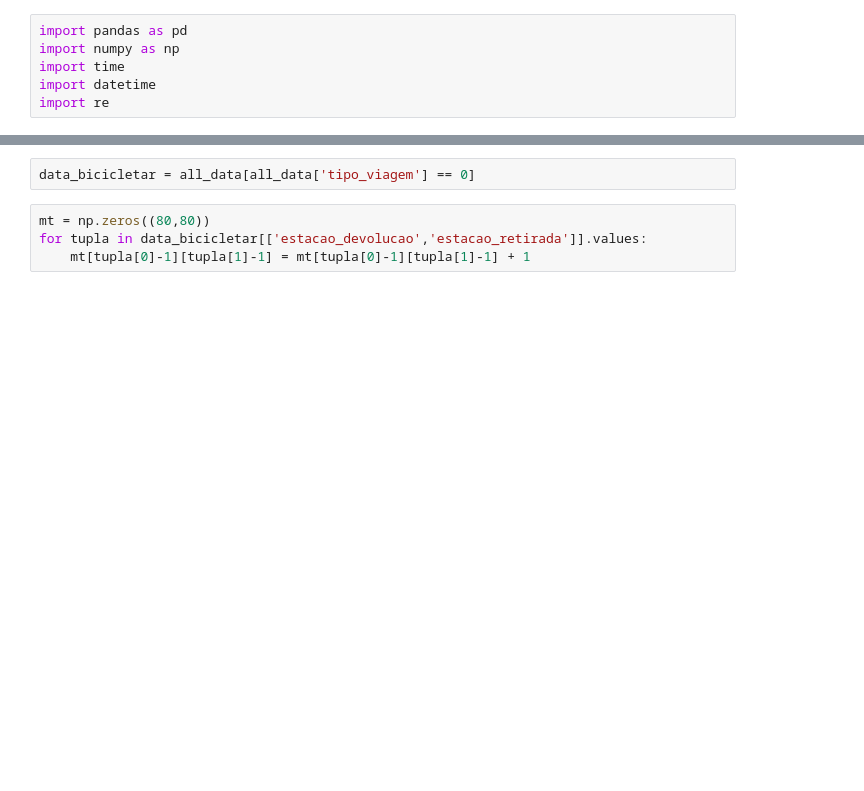
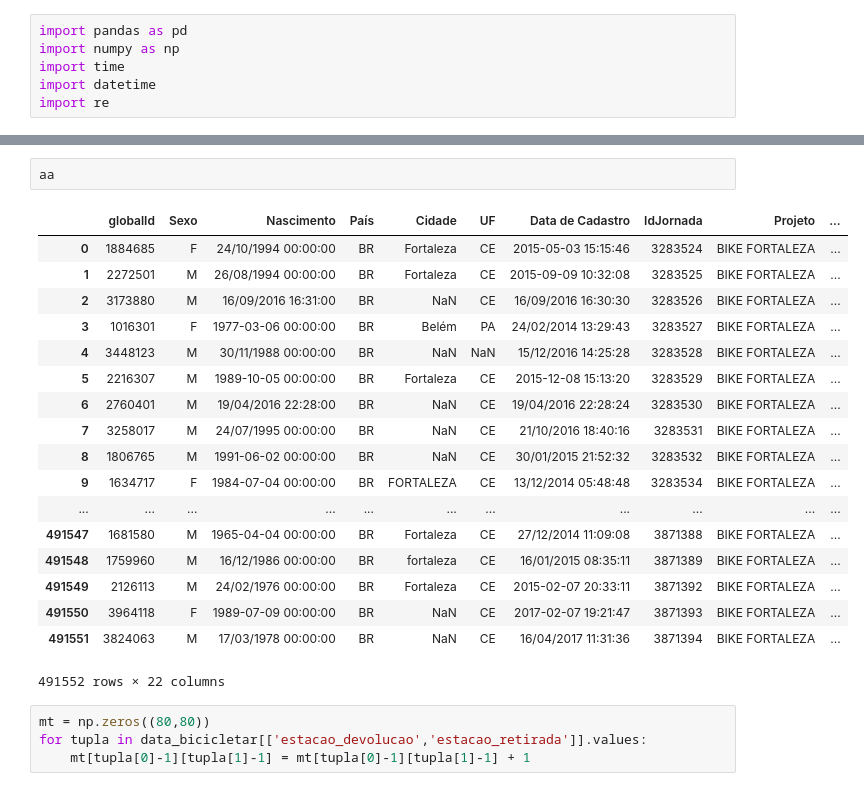
Before and after one commit to omadson/PhD, a Jupyter notebook: notebooks/initial_clean_bicicletar.ipynb, the cells around one changed output, grey strips where cells are left out. Saved outputs shown, nothing was run; the diff lists cells and outputs as text; blank space fills up the shorter version.

```diff
--- a/notebooks/initial_clean_bicicletar.ipynb
+++ b/notebooks/initial_clean_bicicletar.ipynb
@@ -196,5 +230,24 @@ bb = all_data[all_data['tipo_viagem'] == 0].id_bicicleta.value_counts().plot.bar
-# %%
-data_bicicletar = all_data[all_data['tipo_viagem'] == 0]
+# %%
+aa
+# %% [output]
+|  | globalId | Sexo | Nascimento | País | Cidade | UF | Data de Cadastro | IdJornada | Projeto | ... |
+| 0 | 1884685 | F | 24/10/1994 00:00:00 | BR | Fortaleza | CE | 2015-05-03 15:15:46 | 3283524 | BIKE FORTALEZA | ... |
+| 1 | 2272501 | M | 26/08/1994 00:00:00 | BR | Fortaleza | CE | 2015-09-09 10:32:08 | 3283525 | BIKE FORTALEZA | ... |
+| 2 | 3173880 | M | 16/09/2016 16:31:00 | BR | NaN | CE | 16/09/2016 16:30:30 | 3283526 | BIKE FORTALEZA | ... |
+| 3 | 1016301 | F | 1977-03-06 00:00:00 | BR | Belém | PA | 24/02/2014 13:29:43 | 3283527 | BIKE FORTALEZA | ... |
+| 4 | 3448123 | M | 30/11/1988 00:00:00 | BR | NaN | NaN | 15/12/2016 14:25:28 | 3283528 | BIKE FORTALEZA | ... |
+| 5 | 2216307 | M | 1989-10-05 00:00:00 | BR | Fortaleza | CE | 2015-12-08 15:13:20 | 3283529 | BIKE FORTALEZA | ... |
+| 6 | 2760401 | M | 19/04/2016 22:28:00 | BR | NaN | CE | 19/04/2016 22:28:24 | 3283530 | BIKE FORTALEZA | ... |
+| 7 | 3258017 | M | 24/07/1995 00:00:00 | BR | NaN | CE | 21/10/2016 18:40:16 | 3283531 | BIKE FORTALEZA | ... |
+| 8 | 1806765 | M | 1991-06-02 00:00:00 | BR | NaN | CE | 30/01/2015 21:52:32 | 3283532 | BIKE FORTALEZA | ... |
+| 9 | 1634717 | F | 1984-07-04 00:00:00 | BR | FORTALEZA | CE | 13/12/2014 05:48:48 | 3283534 | BIKE FORTALEZA | ... |
+| ... | ... | ... | ... | ... | ... | ... | ... | ... | ... | ... |
+| 491547 | 1681580 | M | 1965-04-04 00:00:00 | BR | Fortaleza | CE | 27/12/2014 11:09:08 | 3871388 | BIKE FORTALEZA | ... |
+| 491548 | 1759960 | M | 16/12/1986 00:00:00 | BR | fortaleza | CE | 16/01/2015 08:35:11 | 3871389 | BIKE FORTALEZA | ... |
+| 491549 | 2126113 | M | 24/02/1976 00:00:00 | BR | Fortaleza | CE | 2015-02-07 20:33:11 | 3871392 | BIKE FORTALEZA | ... |
+| 491550 | 3964118 | F | 1989-07-09 00:00:00 | BR | NaN | CE | 2017-02-07 19:21:47 | 3871393 | BIKE FORTALEZA | ... |
+| 491551 | 3824063 | M | 17/03/1978 00:00:00 | BR | NaN | CE | 16/04/2017 11:31:36 | 3871394 | BIKE FORTALEZA | ... |
+491552 rows × 22 columns
 # %%
 mt = np.zeros((80,80))
 for tupla in data_bicicletar[['estacao_devolucao','estacao_retirada']].values:
```
Also changed, not shown: parts of 6 cells of this notebook, 2 other files.
